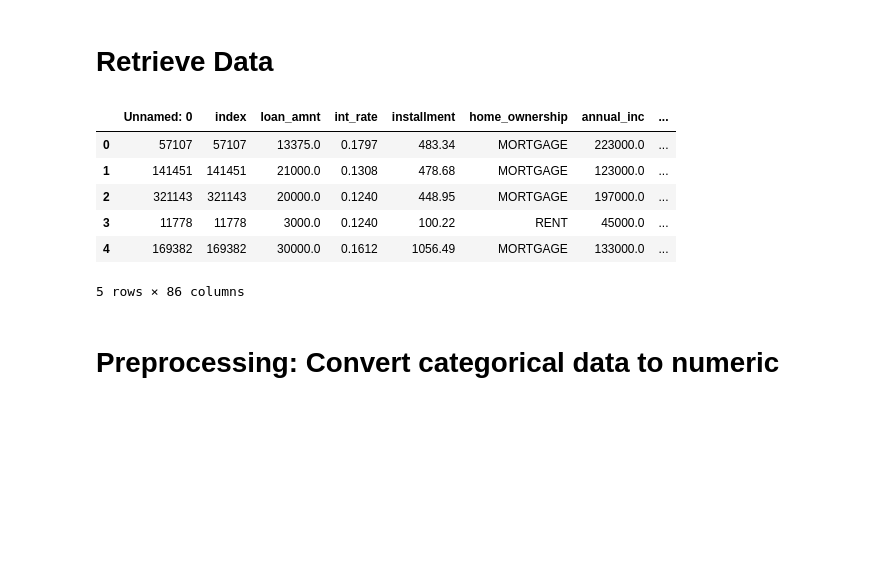
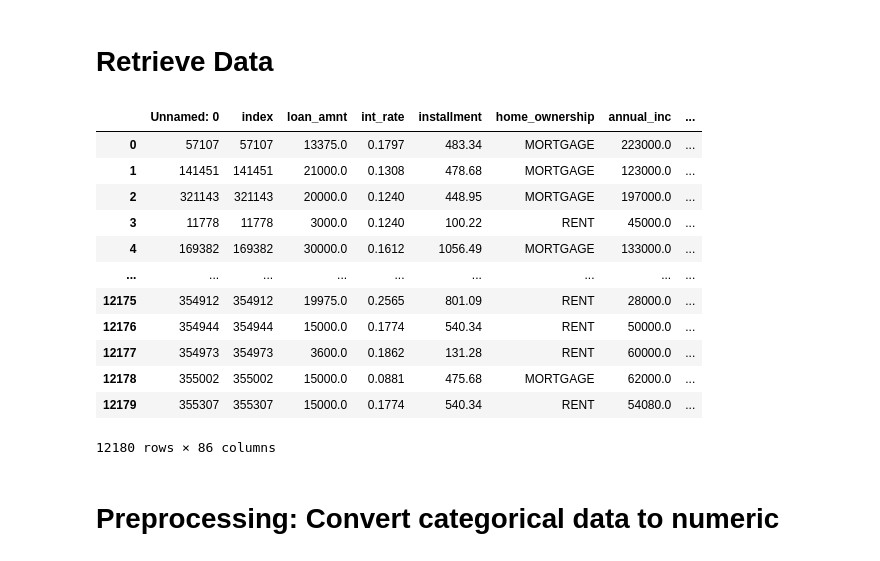
Before and after one commit to amberleeBME/credit-risk, a Jupyter notebook: Credit Risk Evaluator.ipynb, the cells around one changed output. Cells and saved outputs as stored; diff of their text form; code cells hidden in the pictures; blank space fills up the shorter version.

```diff
--- a/Credit Risk Evaluator.ipynb
+++ b/Credit Risk Evaluator.ipynb
@@ -8,15 +11,21 @@ from sklearn.datasets import make_blobs
 # %%
 train_df = pd.read_csv(Path('Resources/2019loans.csv'))
 test_df = pd.read_csv(Path('Resources/2020Q1loans.csv'))
-train_df.head(5)
+train_df
 # %% [output]
 |  | Unnamed: 0 | index | loan_amnt | int_rate | installment | home_ownership | annual_inc | ... |
 | 0 | 57107 | 57107 | 13375.0 | 0.1797 | 483.34 | MORTGAGE | 223000.0 | ... |
 | 1 | 141451 | 141451 | 21000.0 | 0.1308 | 478.68 | MORTGAGE | 123000.0 | ... |
 | 2 | 321143 | 321143 | 20000.0 | 0.1240 | 448.95 | MORTGAGE | 197000.0 | ... |
 | 3 | 11778 | 11778 | 3000.0 | 0.1240 | 100.22 | RENT | 45000.0 | ... |
 | 4 | 169382 | 169382 | 30000.0 | 0.1612 | 1056.49 | MORTGAGE | 133000.0 | ... |
+| ... | ... | ... | ... | ... | ... | ... | ... | ... |
+| 12175 | 354912 | 354912 | 19975.0 | 0.2565 | 801.09 | RENT | 28000.0 | ... |
+| 12176 | 354944 | 354944 | 15000.0 | 0.1774 | 540.34 | RENT | 50000.0 | ... |
+| 12177 | 354973 | 354973 | 3600.0 | 0.1862 | 131.28 | RENT | 60000.0 | ... |
+| 12178 | 355002 | 355002 | 15000.0 | 0.0881 | 475.68 | MORTGAGE | 62000.0 | ... |
+| 12179 | 355307 | 355307 | 15000.0 | 0.1774 | 540.34 | RENT | 54080.0 | ... |
-5 rows × 86 columns
+12180 rows × 86 columns
 # %% [markdown]
 # Preprocessing: Convert categorical data to numeric
 # %%
```
Also changed, not shown: parts of 12 cells of this notebook.
